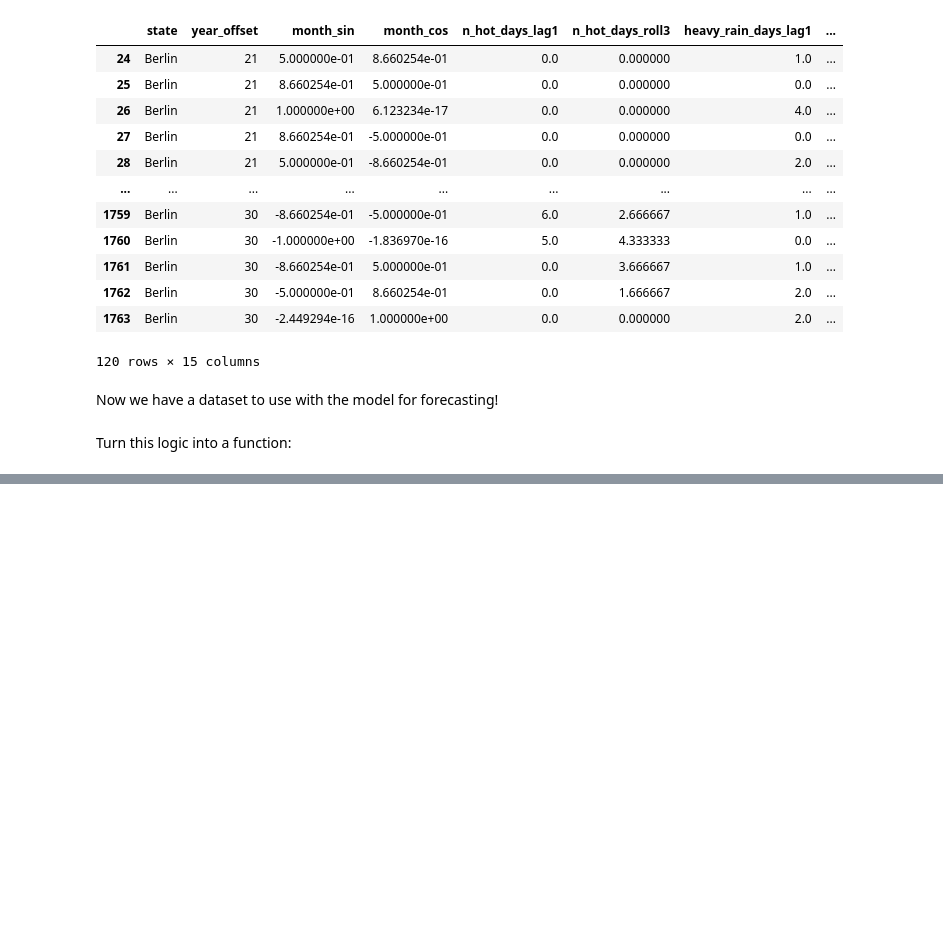
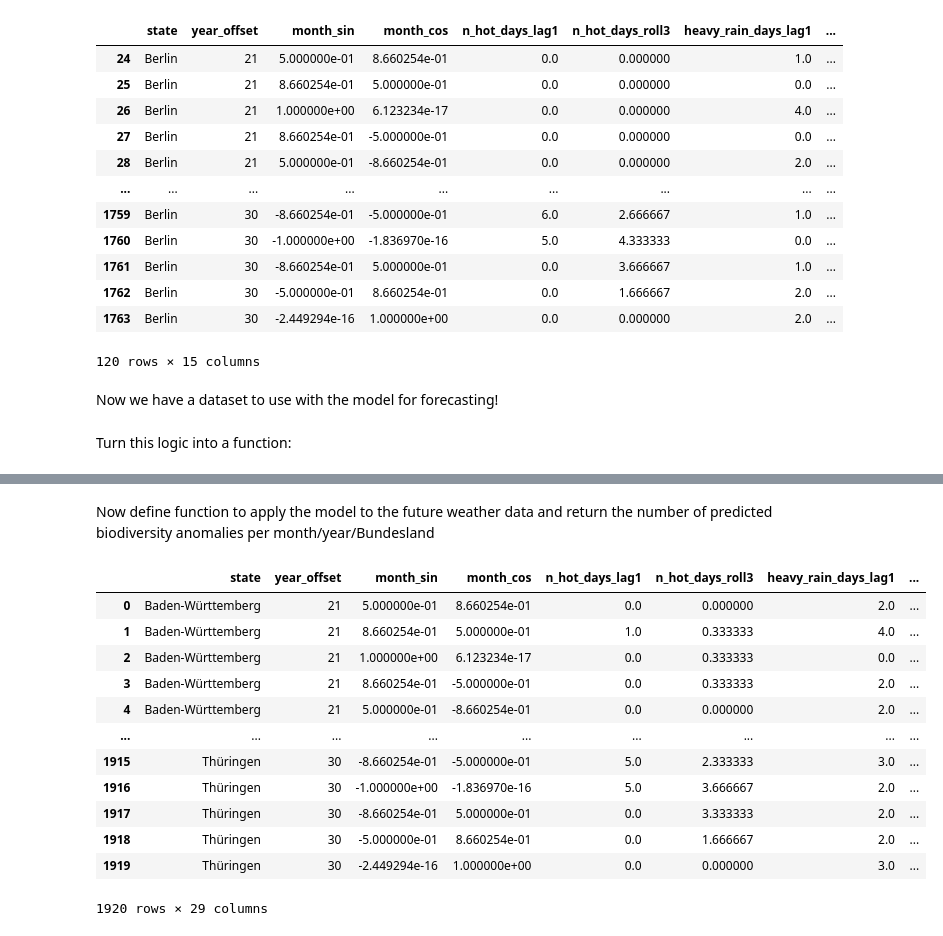
Before and after one commit to delmurphy/wildsignal, a Jupyter notebook: Notebooks/6.Simulate_future.ipynb, the cells around one changed output, grey strips where cells are left out. Drawn from its saved outputs; the diff is of its cells as text; code cells hidden in the pictures; blank space fills up the shorter version.

Commit message:
defined function for forecasting biodiversity anomalies with model

```diff
--- a/Notebooks/6.Streamlit_app.ipynb
+++ b/Notebooks/6.Simulate_future.ipynb
@@ -453,13 +456,15 @@ df = full_df
 #scenario = SCENARIOS['middle of the road']
 scenario = SCENARIOS['business as usual']
 
-def simulate_future(df, scenario):
+def simulate_future(df, features, scenario):
 
     """
     Parameters
     ----------
     df : pandas DataFrame
         the full historic dataframe on which the model was trained
+    features : list
+        a list of the feature names that were used to train the model
     scenario : str
         Climate change scenarios based on IPCC projections by year 2100
         SCENARIOS = {
@@ -670,6 +675,9 @@ def simulate_future(df, scenario):
         lambda x: x.shift(1).rolling(3).mean()
     )
 
+    #keep year and month in df for later reporting
+    features.extend(['year', 'month'])
+
     future_weather = future_weather[features]
 
     #Remove rows from 2024 (year_offset == 20)
@@ -905,0 +689,53 @@ ValueError: columns are missing: {'temp_anom_z_roll3', 'precip_anom_z_roll3', 'l
+# %% [markdown]
+Now define function to apply the model to the future weather data and return the number of predicted biodiversity anomalies per month/year/Bundesland
+# %%
+def forecast_bioshocks(df, model, features, threshold):
+    """
+    Apply the model to the future weather data simulated with simulate_future() to predict biodiversity anomalies
+    Return df with model predictions as proba values and presence/absence biodiversity_anomaly based on proba threshold
+
+    Parameters
+    ----------
+    df : pandas DataFrame
+        the simulated future weather dataframe returned by simulate_future()
+    model : the trained model
+    features : list
+        a list of the feature names that were used to train the model
+    threshold : float
+        the optimised threshold for proba values (saved in the trained model bundle)
+
+    """
+
+    # Dataframe with only necessary features
+    X = df[features]
+
+    # Predict probability
+    proba = model.predict_proba(X)[:, 1]
+
+    #add predictions to df
+    df['proba'] = proba
+    df['biodiversity_anomaly'] = (df['proba'] >= threshold).astype(int)
+
+    return df
+# %%
+# Test functions
+scenario = SCENARIOS['business as usual']
+X = simulate_future(df = full_df, features = features, scenario = scenario)
+# %%
+X = forecast_bioshocks(df = X, model = model, features = features, threshold=threshold)
+# %%
+X
+# %% [output]
+|  | state | year_offset | month_sin | month_cos | n_hot_days_lag1 | n_hot_days_roll3 | heavy_rain_days_lag1 | ... |
+| 0 | Baden-Württemberg | 21 | 5.000000e-01 | 8.660254e-01 | 0.0 | 0.000000 | 2.0 | ... |
+| 1 | Baden-Württemberg | 21 | 8.660254e-01 | 5.000000e-01 | 1.0 | 0.333333 | 4.0 | ... |
+| 2 | Baden-Württemberg | 21 | 1.000000e+00 | 6.123234e-17 | 0.0 | 0.333333 | 0.0 | ... |
+| 3 | Baden-Württemberg | 21 | 8.660254e-01 | -5.000000e-01 | 0.0 | 0.333333 | 2.0 | ... |
+| 4 | Baden-Württemberg | 21 | 5.000000e-01 | -8.660254e-01 | 0.0 | 0.000000 | 2.0 | ... |
+| ... | ... | ... | ... | ... | ... | ... | ... | ... |
+| 1915 | Thüringen | 30 | -8.660254e-01 | -5.000000e-01 | 5.0 | 2.333333 | 3.0 | ... |
+| 1916 | Thüringen | 30 | -1.000000e+00 | -1.836970e-16 | 5.0 | 3.666667 | 2.0 | ... |
+| 1917 | Thüringen | 30 | -8.660254e-01 | 5.000000e-01 | 0.0 | 3.333333 | 2.0 | ... |
+| 1918 | Thüringen | 30 | -5.000000e-01 | 8.660254e-01 | 0.0 | 1.666667 | 2.0 | ... |
+| 1919 | Thüringen | 30 | -2.449294e-16 | 1.000000e+00 | 0.0 | 0.000000 | 3.0 | ... |
+1920 rows × 29 columns
```
Also changed, not shown: parts of 17 cells of this notebook.
